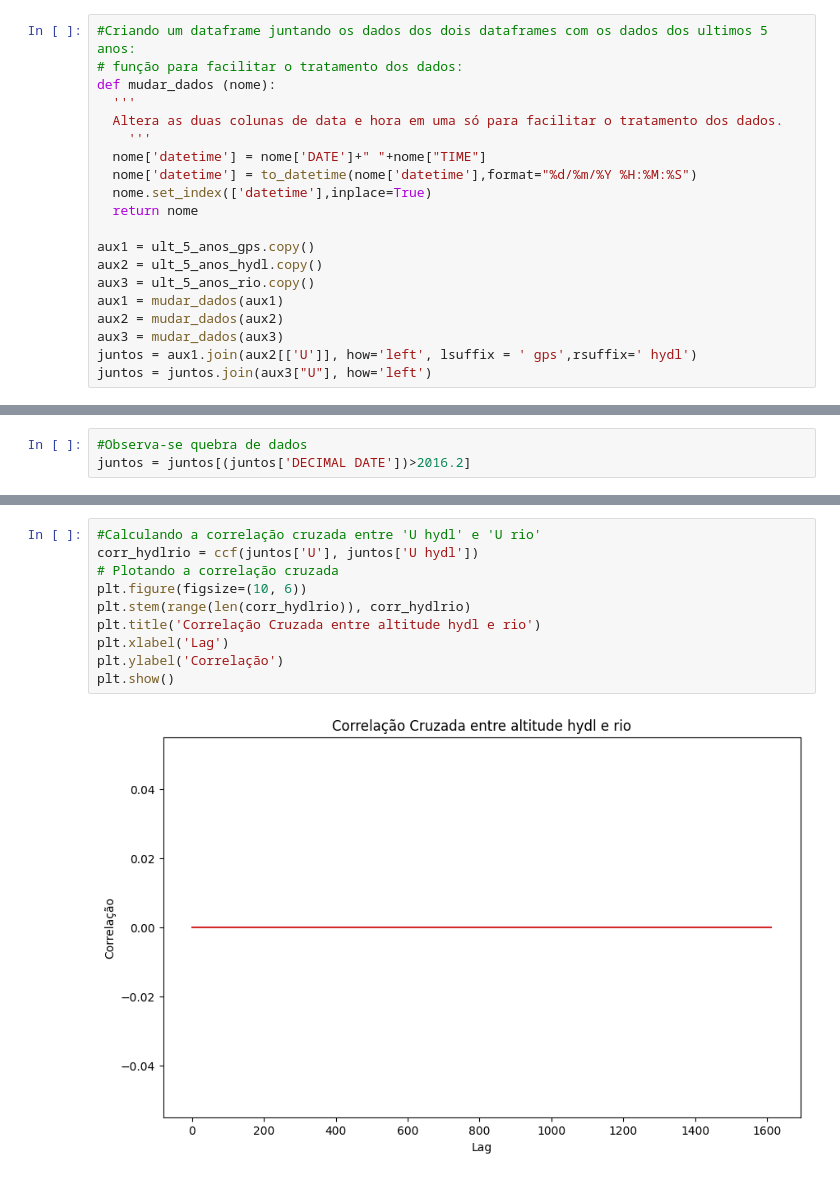
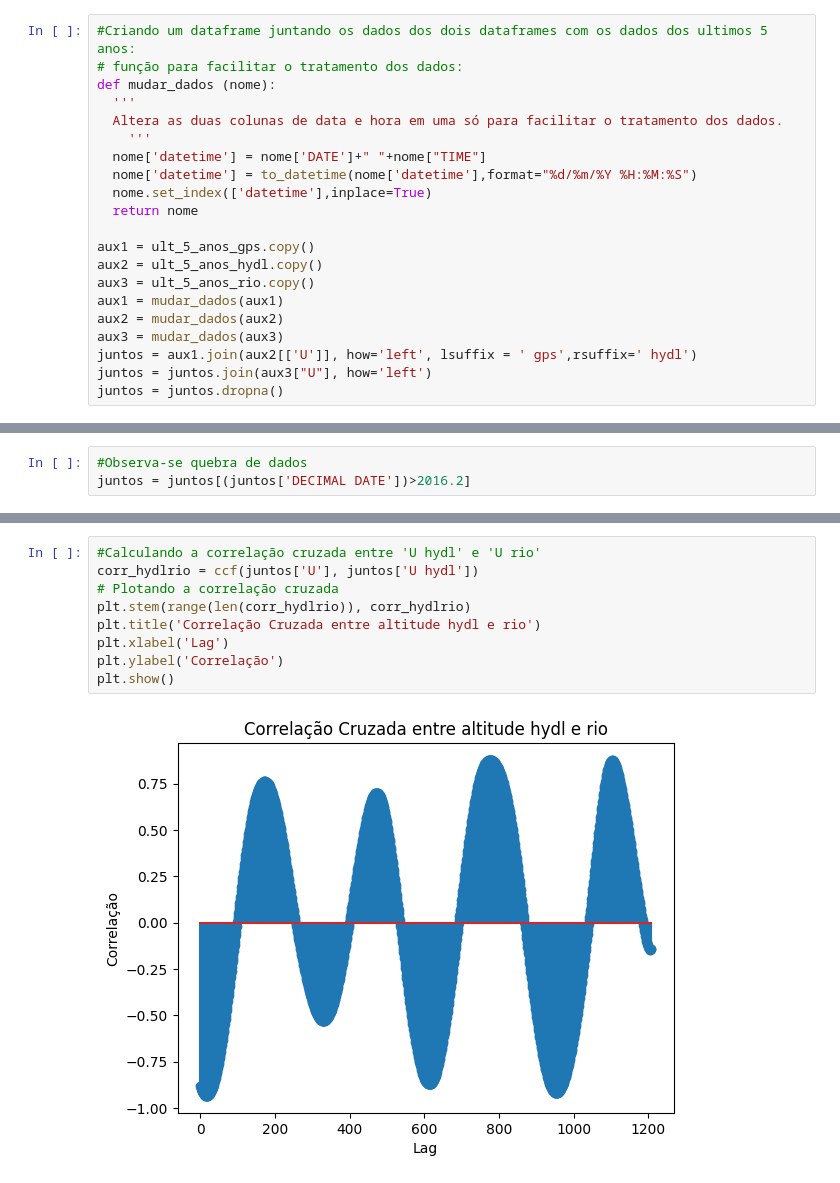
Before and after one commit to Gabxist/I.C., a Jupyter notebook: Análise_de_dados.ipynb, the cells around one changed output, grey strips where cells are left out. Drawn from its saved outputs; the diff is of its cells as text.

```diff
--- a/Análise_de_dados.ipynb
+++ b/Análise_de_dados.ipynb
@@ -338,6 +345,7 @@ aux2 = mudar_dados(aux2)
 aux3 = mudar_dados(aux3)
 juntos = aux1.join(aux2[['U']], how='left', lsuffix = ' gps',rsuffix=' hydl')
 juntos = juntos.join(aux3["U"], how='left')
+juntos = juntos.dropna()
 # %%
 # exportando como arquivo xlsx para análise "manual"
 #não é extritamente nescessário, mas eu optei por anaalisar manualmente inicialmente
@@ -384,15 +410,14 @@ plt.show()
 # %%
 #Calculando a correlação cruzada entre 'U hydl' e 'U rio'
 corr_hydlrio = ccf(juntos['U'], juntos['U hydl'])
 # Plotando a correlação cruzada
-plt.figure(figsize=(10, 6))
 plt.stem(range(len(corr_hydlrio)), corr_hydlrio)
 plt.title('Correlação Cruzada entre altitude hydl e rio')
 plt.xlabel('Lag')
 plt.ylabel('Correlação')
 plt.show()
 # %% [output]
-[figure, old version]
+[figure, new version]
 # %%
 corr_hydlrio.min()
 # %% [output]
```
Also changed, not shown: parts of 15 cells of this notebook.
